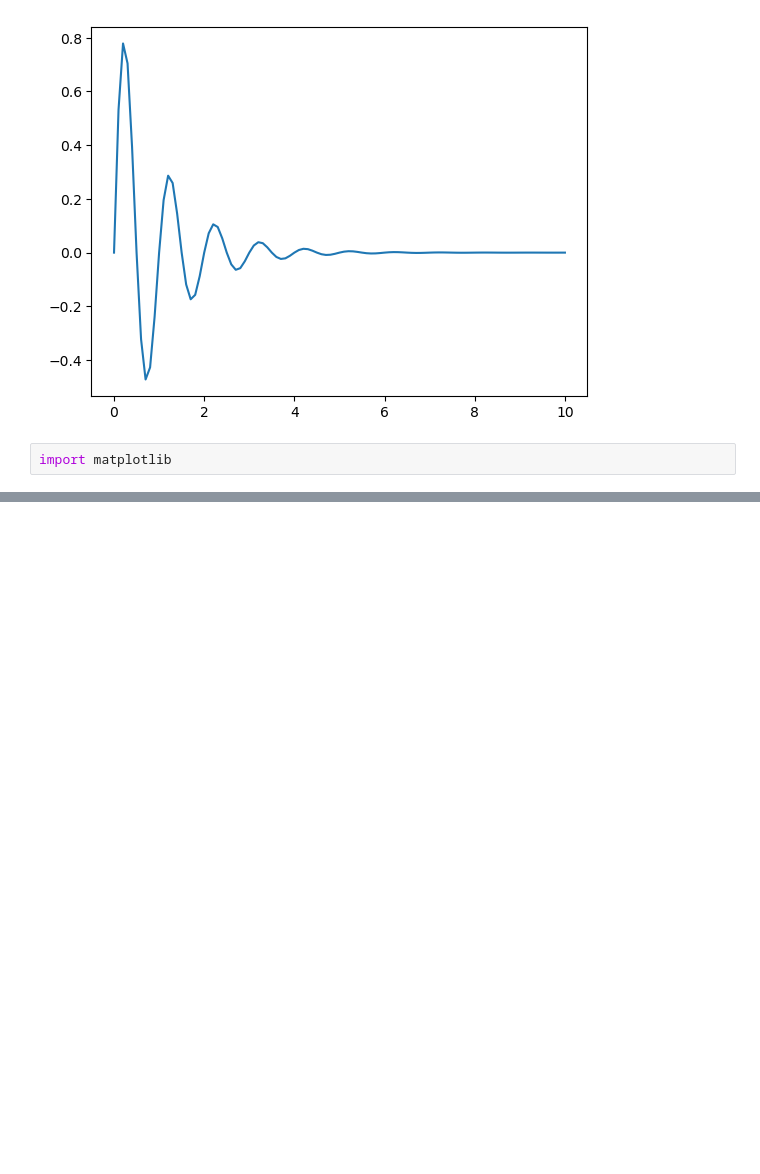
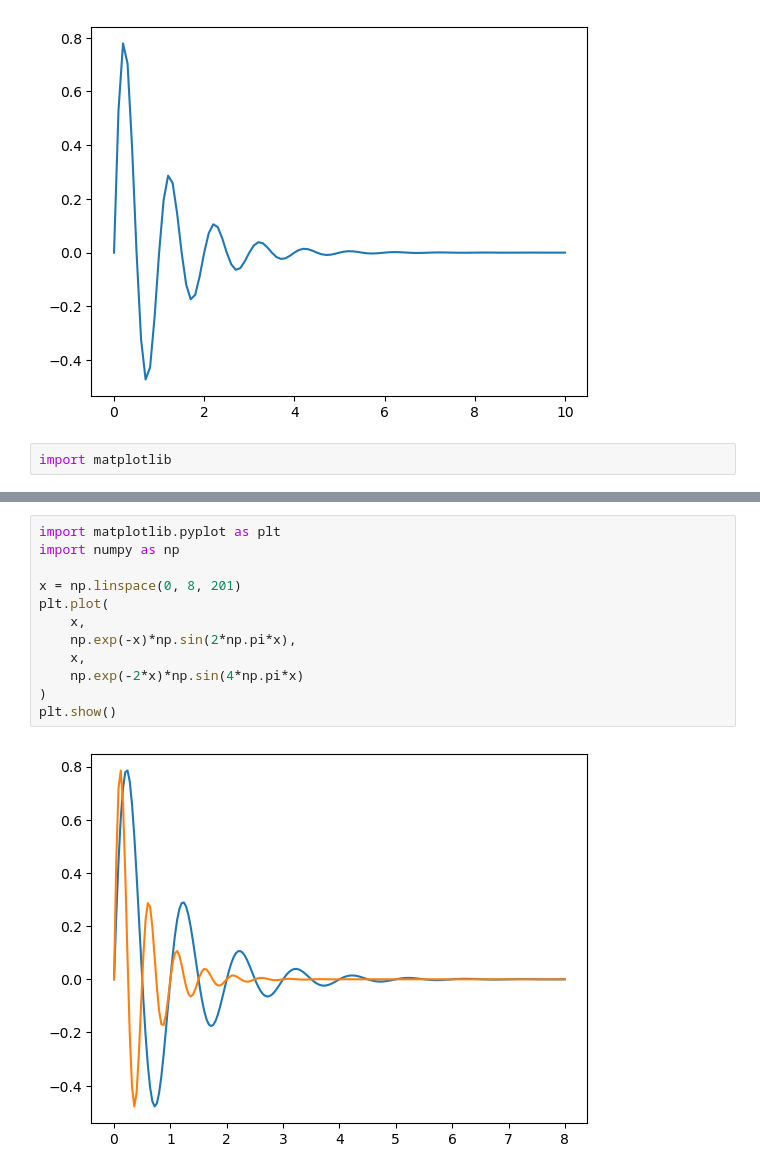
Before and after one commit to yasenstar/python, a Jupyter notebook: Sci_Prog/ch6/6.2_Plotting-Curves-with-Matplotlib.ipynb, the cells around one changed output, grey strips where cells are left out. Saved outputs shown, nothing was run; the diff lists cells and outputs as text; blank space fills up the shorter version.

```diff
--- a/Sci_Prog/ch6/6.2_Plotting-Curves-with-Matplotlib.ipynb
+++ b/Sci_Prog/ch6/6.2_Plotting-Curves-with-Matplotlib.ipynb
@@ -18,0 +76,14 @@ import matplotlib
+# %%
+import matplotlib.pyplot as plt
+import numpy as np
+
+x = np.linspace(0, 8, 201)
+plt.plot(
+    x,
+    np.exp(-x)*np.sin(2*np.pi*x),
+    x,
+    np.exp(-2*x)*np.sin(4*np.pi*x)
+)
+plt.show()
+# %% [output]
+[figure, added]
```
Also changed, not shown: parts of 3 cells of this notebook, 7 other files.
